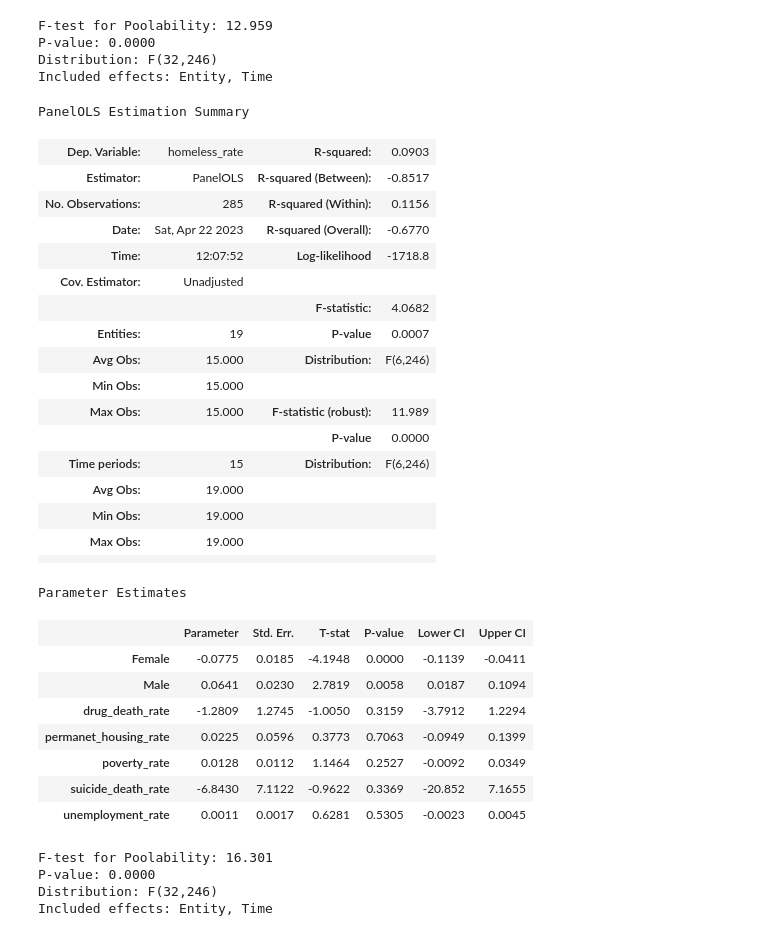
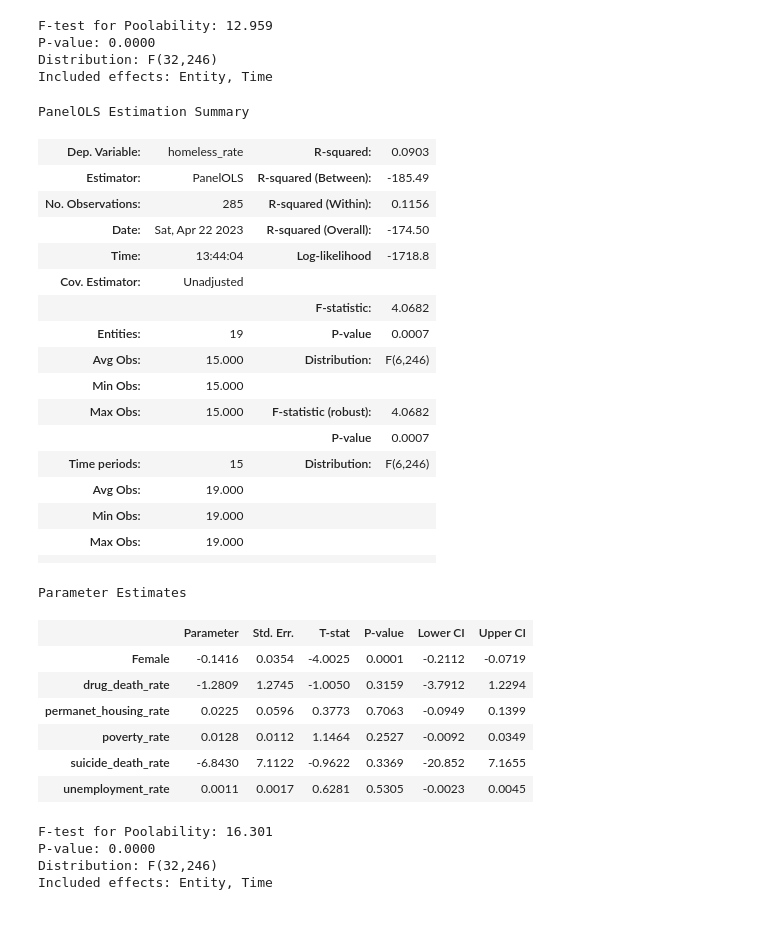
Before and after one commit to heath3rq/Python_Homelessness-Causal-Inference-Analysis, a Jupyter notebook: 20_intermediate_files/modeling.ipynb, the cells around one changed output. Cells and saved outputs as stored; diff of their text form; code cells hidden in the pictures.

```diff
--- a/20_intermediate_files/modeling.ipynb
+++ b/20_intermediate_files/modeling.ipynb
@@ -73,0 +83,4 @@ Included effects: Entity, Time
+# %%
+data.loc[:, 'perm_housing_pct_chg'] = data.loc[:, 'permanent_housing_rate'] / data.loc[:, 'permanent_housing_rate'].shift() - 1
+# %%
+data_w_pct_chg = data.set_index(["CoC Number", "Year"]).drop(index = 2007, level = 1)
@@ -73,0 +181,2 @@ Included effects: Entity, Time
+# %%
+pd.concat((data.set_index(["CoC Number", "Year"]).loc[:, "Female"], mod.resids), axis = 1).rename(columns = {0: 'residuals'}).plot.scatter('Female', 'residual', title = 'Residual Plot')
@@ -74,6 +201,6 @@ Included effects: Entity, Time
 # %%
 mod2 = PanelOLS.from_formula(
-    "homeless_rate ~ permanet_housing_rate + poverty_rate + unemployment_rate + drug_death_rate + suicide_death_rate"
+    "homeless_rate ~ permanent_housing_rate + poverty_rate + unemployment_rate + drug_death_rate + suicide_death_rate"
     "+ Hispanic + non_hispanic"
     "+ EntityEffects + TimeEffects",
     data=data.set_index(["CoC Number", "Year"]),
@@ -114,36 +241,35 @@ Distribution: F(32,246)
 Included effects: Entity, Time
 # %%
 mod3 = PanelOLS.from_formula(
-    "homeless_rate ~ permanet_housing_rate + poverty_rate + unemployment_rate + drug_death_rate + suicide_death_rate"
-    "+ Male + Female"
+    "homeless_rate ~ permanent_housing_rate + poverty_rate + unemployment_rate + drug_death_rate + suicide_death_rate"
+    "+ Female"
     "+ EntityEffects + TimeEffects",
     data=data.set_index(["CoC Number", "Year"]),
     drop_absorbed=True,
 ).fit()
 mod3.summary
 # %% [output]
 PanelOLS Estimation Summary
 | Dep. Variable: | homeless_rate | R-squared: | 0.0903 |
-| Estimator: | PanelOLS | R-squared (Between): | -0.8517 |
+| Estimator: | PanelOLS | R-squared (Between): | -185.49 |
 | No. Observations: | 285 | R-squared (Within): | 0.1156 |
-| Date: | Sat, Apr 22 2023 | R-squared (Overall): | -0.6770 |
-| Time: | 12:07:52 | Log-likelihood | -1718.8 |
+| Date: | Sat, Apr 22 2023 | R-squared (Overall): | -174.50 |
+| Time: | 13:44:04 | Log-likelihood | -1718.8 |
 | Cov. Estimator: | Unadjusted |  |  |
 |  |  | F-statistic: | 4.0682 |
 | Entities: | 19 | P-value | 0.0007 |
 | Avg Obs: | 15.000 | Distribution: | F(6,246) |
 | Min Obs: | 15.000 |  |  |
-| Max Obs: | 15.000 | F-statistic (robust): | 11.989 |
-|  |  | P-value | 0.0000 |
+| Max Obs: | 15.000 | F-statistic (robust): | 4.0682 |
+|  |  | P-value | 0.0007 |
 | Time periods: | 15 | Distribution: | F(6,246) |
 | Avg Obs: | 19.000 |  |  |
 | Min Obs: | 19.000 |  |  |
 | Max Obs: | 19.000 |  |  |
 |  |  |  |  |
 Parameter Estimates
 |  | Parameter | Std. Err. | T-stat | P-value | Lower CI | Upper CI |
-| Female | -0.0775 | 0.0185 | -4.1948 | 0.0000 | -0.1139 | -0.0411 |
-| Male | 0.0641 | 0.0230 | 2.7819 | 0.0058 | 0.0187 | 0.1094 |
+| Female | -0.1416 | 0.0354 | -4.0025 | 0.0001 | -0.2112 | -0.0719 |
 | drug_death_rate | -1.2809 | 1.2745 | -1.0050 | 0.3159 | -3.7912 | 1.2294 |
 | permanet_housing_rate | 0.0225 | 0.0596 | 0.3773 | 0.7063 | -0.0949 | 0.1399 |
 | poverty_rate | 0.0128 | 0.0112 | 1.1464 | 0.2527 | -0.0092 | 0.0349 |
```
Also changed, not shown: parts of 11 cells of this notebook.
